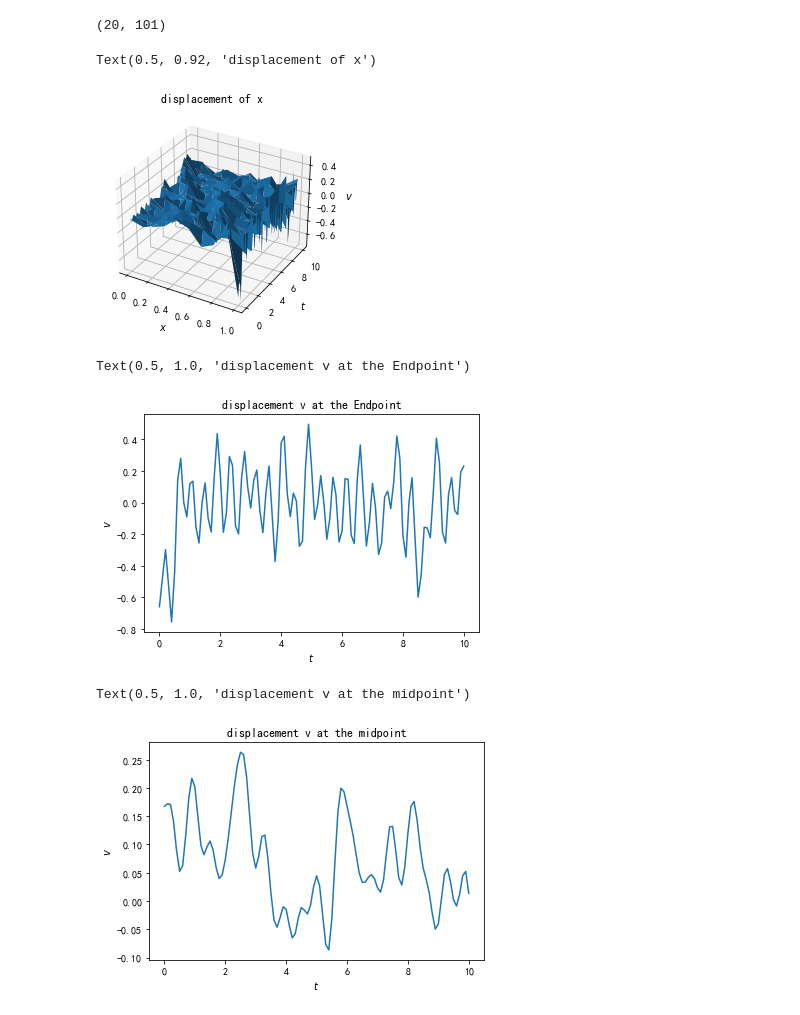
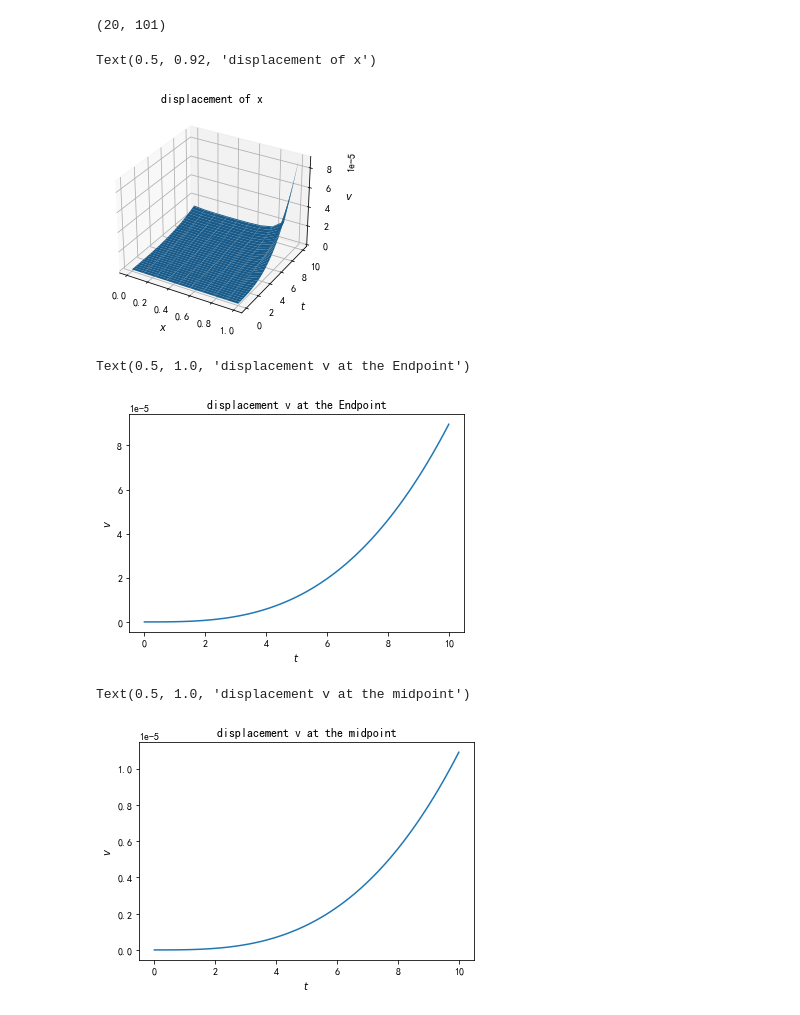
Before and after one commit to WindyLuf/Beam-Project, a Jupyter notebook: prapare.ipynb, the cells around one changed output. Drawn from its saved outputs; the diff is of its cells as text; code cells hidden in the pictures.

```diff
--- a/prapare.ipynb
+++ b/prapare.ipynb
@@ -17,11 +17,17 @@ plt.rcParams['axes.unicode_minus']=False
 ## One-meter beam is divided into ten parts
 # %%
 L = 1           # Beam length = 1 m
-num = 10        # divided into 10 parts
-num_elems = num+1
-x = np.linspace(0,L,num_elems)   #x.shape =11
+# num = 10        # divided into 10 parts
+# num_elems = num+1
+num_elems = 10
+x = np.linspace(0,L,num_elems+1)   #x.shape =11
 
-ini_shape= [ 1 for i in range(num_elems) ]
+ini_shape= [ 0 for i in range(num_elems+1) ]
+plt.figure()
 plt.plot(x,ini_shape,marker='*')
 plt.title("initial conditions")
+
+plt.figure()
+plt.plot(x,ini_shape,marker='*')
+plt.title("initial velocity")
 # %% [output]
@@ -31,11 +38,11 @@ Text(0.5, 1.0, 'initial conditions')
 ## Define material properties and element properties
 # %%
 l = x[1]-x[0]   # element length
-E = 8*10**5     # Young's modulus
+E = 210     # Young's modulus
 u = 0.3         # Poisson's ratio
-I = 763*10**-11 # Moment of inertia
-Rho = 1000      # Material density
-cc = 0.2        # Damping coefficient
+I = 6.51*10**-9 # Moment of inertia
+Rho = 7860     # Material density
+cc = 0.05        # Damping coefficient
 q = 10          # Distribution force
 t = np.linspace(0, 10, 101) # time series
 
@@ -85,4 +92,5 @@ def beam_matrx_add(num_elems):
     F_end = F[2:]
     return M_end , K_end ,C_end ,F_end , F
 
-M , K , C , F_end , F = beam_matrx_add( num ) # K.shape =(20, 20)
+M , K , C , F_end , F = beam_matrx_add( num_elems ) # K.shape =(20, 20)
+M.shape
@@ -143,7 +153,7 @@ Text(0.5, 1.0, 'Analytical solution in vibration mechanics ')
 result = np.zeros( ( 101 , len(omega) ) )
 
 def diff(y,t):                                      # define ODE
-    F_i = fai[: ,i].T  @ F_end *2*np.sin(1000*t)
+    F_i = fai[: ,i].T  @ F_end *1*np.sin(1.1*4.63703093*(10**-5)*t)
     yt, theta = y
     return theta , (F_i-K_i*yt-C_i*theta) / M_i
 
@@ -154,7 +164,7 @@ for i in range( len(omega) ):           # Calculate the ODE corresponding to eac
     C_i = (fai[:,i].T) @ C @ fai[:,i]
     # F_i = fai[: ,i].T  @ F_end*100*np.sin(500*t+100)
 
-    y0 = [1,0]                          # initial conditions
+    y0 = [0,0]                          # initial conditions
     sol = odeint(diff, y0, t)           # Call the odeint function to solve
     result[:,i] += sol[:,0]             # Put the result of each solution into the  "result" matrix
 
@@ -173,15 +183,15 @@ x_result.shape # =(20, 101)
 # %%
 fig = plt.figure()
 ax = fig.add_subplot(111,projection = '3d')
-X,T = np.meshgrid( np.linspace(0,1,num),t )
+X,T = np.meshgrid( np.linspace(0,1,num_elems),t )
 ax.plot_surface(X,T,x_result[::2,::].T)
 ax.set_xlabel('$x$')
 ax.set_ylabel('$t$')
 ax.set_zlabel('$v$')
 ax.set_title('displacement of x')
 # %% [output]
 Text(0.5, 0.92, 'displacement of x')
-[figure, old version]
+[figure, new version]
 # %%
 plt.plot( t,x_result[18,:])
 plt.xlabel('$t$')
@@ -189,7 +199,7 @@ plt.ylabel('$v$')
 plt.title('displacement v at the Endpoint')
 # %% [output]
 Text(0.5, 1.0, 'displacement v at the Endpoint')
-[figure, old version]
+[figure, new version]
 # %%
 plt.plot( t,x_result[8,:])
 plt.xlabel('$t$')
@@ -197,7 +207,7 @@ plt.ylabel('$v$')
 plt.title('displacement v at the midpoint')
 # %% [output]
 Text(0.5, 1.0, 'displacement v at the midpoint')
-[figure, old version]
+[figure, new version]
 # %%
 plt.plot( t,x_result[19,:])
 plt.xlabel('$t$')
```
Also changed, not shown: parts of 15 cells of this notebook, 1 other file.
